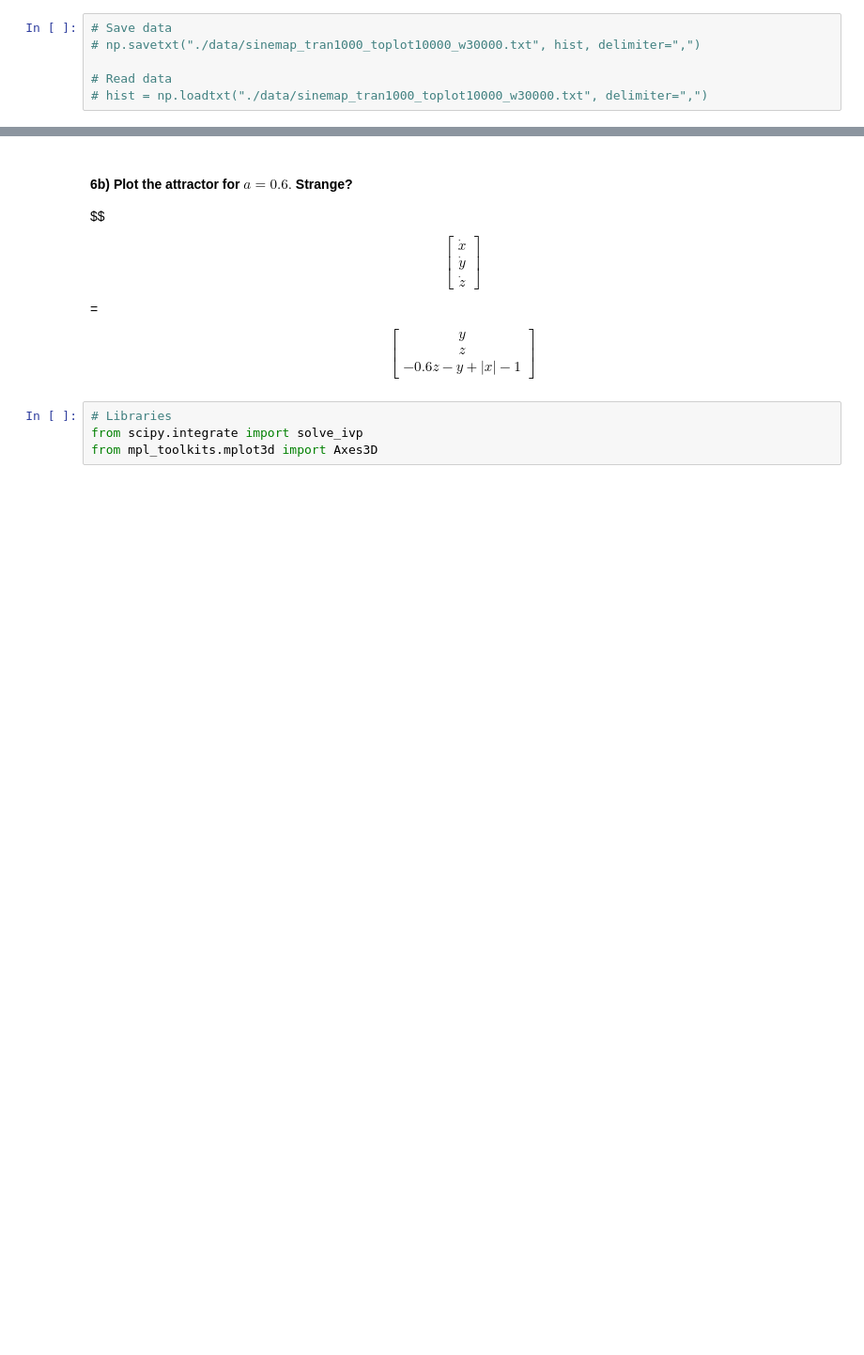
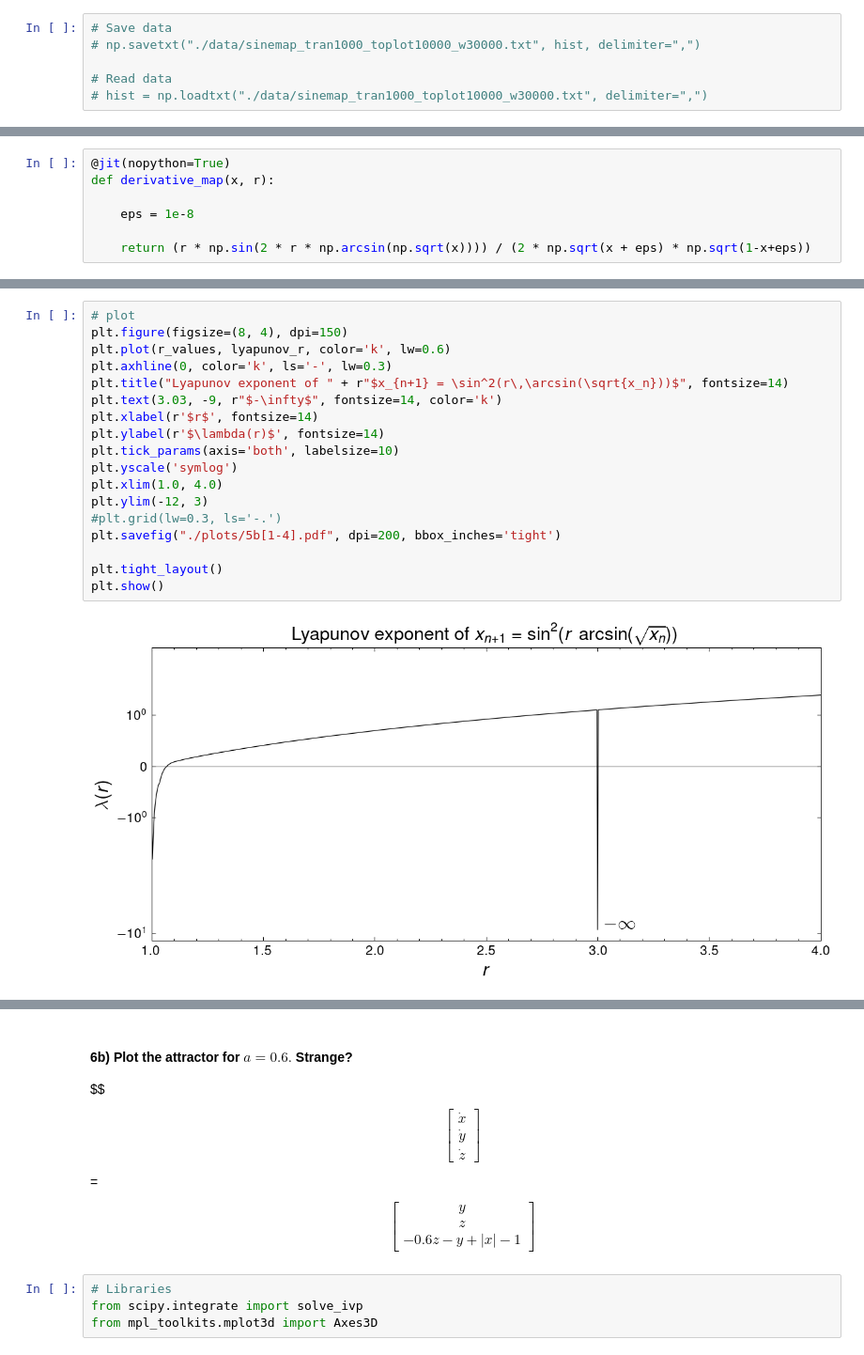
Before and after one commit to whyyorlantaken/Dynamical-Systems-Coursework, a Jupyter notebook: Take-home-1/code/notebook01.ipynb, the cells around one changed output, grey strips where cells are left out. Shown at 94% size. Cells and saved outputs as stored; diff of their text form; blank space fills up the shorter version.

```diff
--- a/Take-home-1/code/notebook01.ipynb
+++ b/Take-home-1/code/notebook01.ipynb
@@ -223,0 +249,7 @@ plt.show()
+# %%
+@jit(nopython=True)
+def derivative_map(x, r):
+
+    eps = 1e-8
+
+    return (r * np.sin(2 * r * np.arcsin(np.sqrt(x)))) / (2 * np.sqrt(x + eps) * np.sqrt(1-x+eps))
@@ -223,0 +317,20 @@ plt.show()
+# %%
+# plot
+plt.figure(figsize=(8, 4), dpi=150)
+plt.plot(r_values, lyapunov_r, color='k', lw=0.6)
+plt.axhline(0, color='k', ls='-', lw=0.3)
+plt.title("Lyapunov exponent of " + r"$x_{n+1} = \sin^2(r\,\arcsin(\sqrt{x_n}))$", fontsize=14)
+plt.text(3.03, -9, r"$-\infty$", fontsize=14, color='k')
+plt.xlabel(r'$r$', fontsize=14)
+plt.ylabel(r'$\lambda(r)$', fontsize=14)
+plt.tick_params(axis='both', labelsize=10)
+plt.yscale('symlog')
+plt.xlim(1.0, 4.0)
+plt.ylim(-12, 3)
+#plt.grid(lw=0.3, ls='-.')
+plt.savefig("./plots/5b[1-4].pdf", dpi=200, bbox_inches='tight')
+
+plt.tight_layout()
+plt.show()
+# %% [output]
+[figure, added]
```
Also changed, not shown: parts of 9 cells of this notebook, 10 other files.
